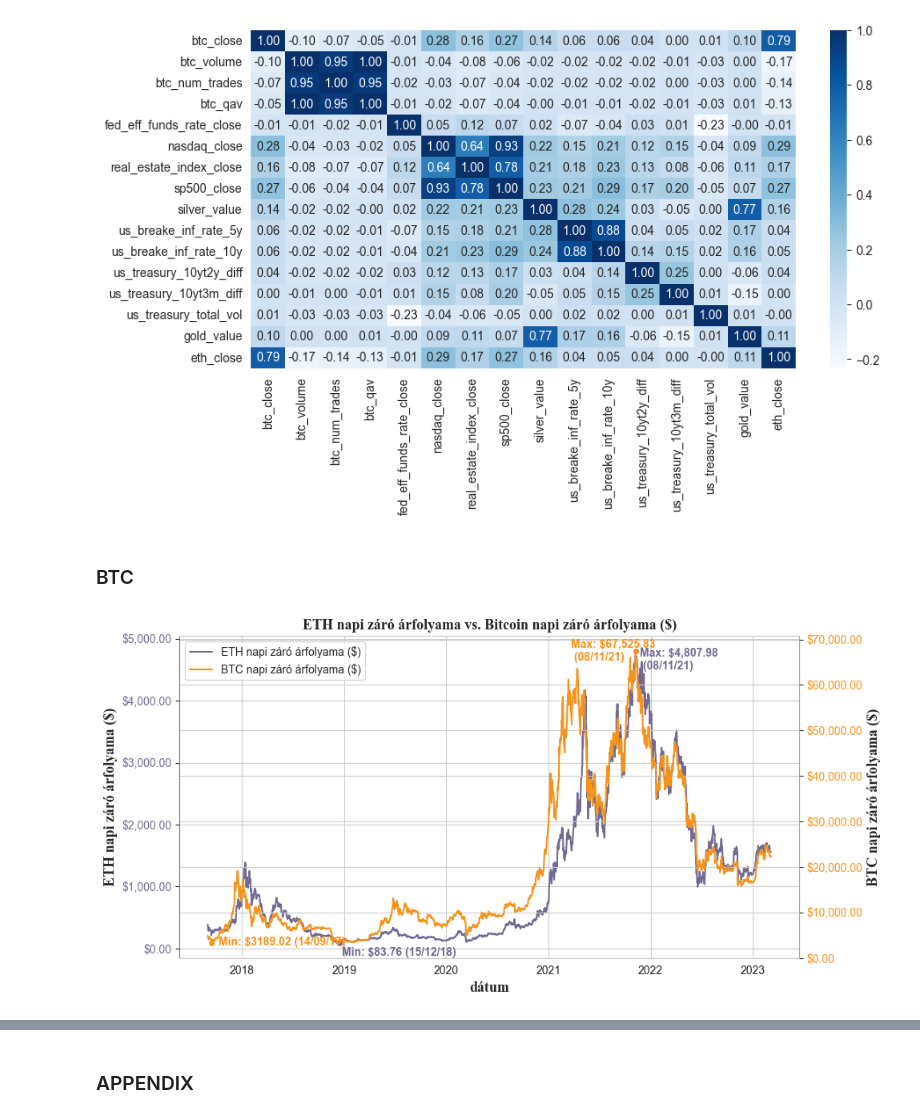
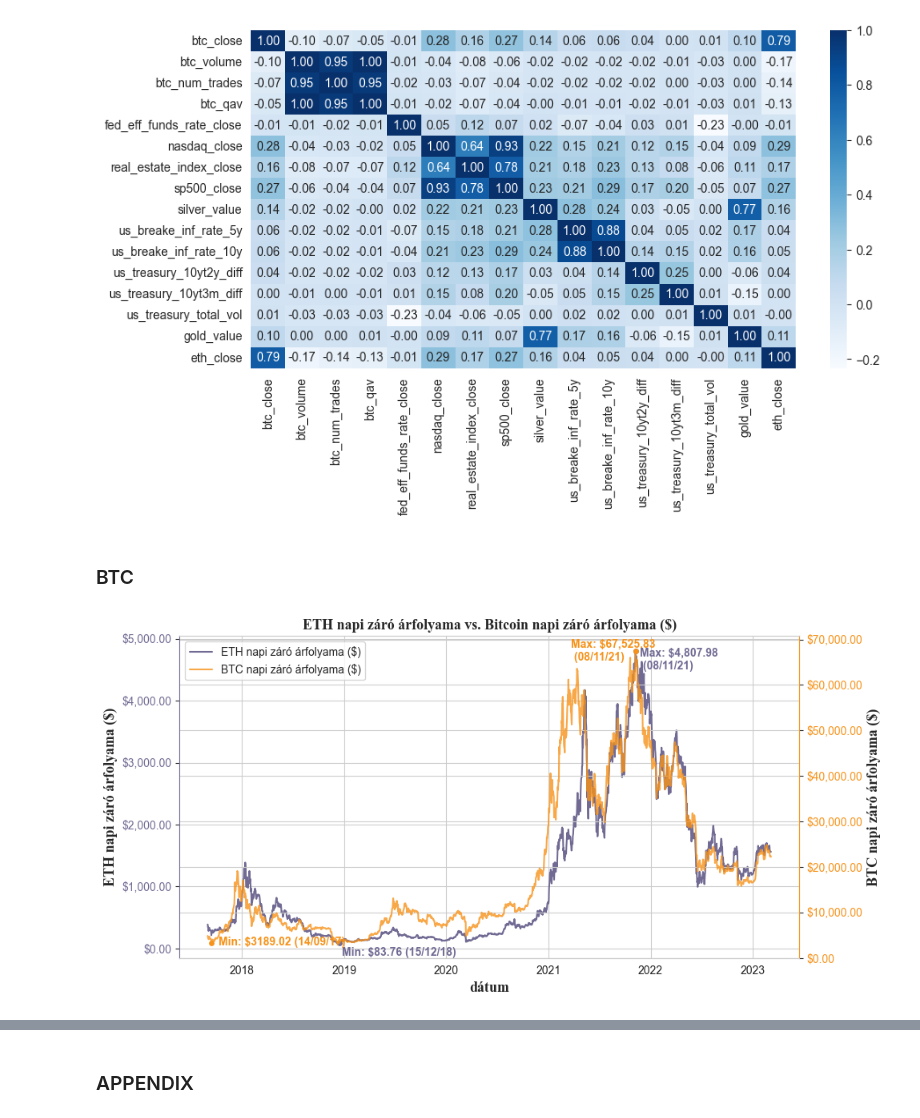
Before and after one commit to danieltar18/ethereum_analysis, a Jupyter notebook: statistics_of_training_dataset.ipynb, the cells around one changed output, grey strips where cells are left out. Cells and saved outputs as stored; diff of their text form; code cells hidden in the pictures.

```diff
--- a/statistics_of_training_dataset.ipynb
+++ b/statistics_of_training_dataset.ipynb
@@ -351,23 +533,25 @@ sns.heatmap(np.log(section1).diff().dropna().corr(), annot=True, cmap="Blues", f
 plt.show()
 # %% [output]
 [figure]
-# %% [markdown]
-### BTC
+# %% [markdown]
+### BTC
 # %%
 plot_2_lineplots_sep_axis(section1,
                           "eth_close",
                           "btc_close",
                           "ETH napi záró árfolyama vs. Bitcoin napi záró árfolyama ($)",
                           "ETH napi záró árfolyama ($)",
                           color6,
                           "BTC napi záró árfolyama ($)",
                           color_btc,
+                          fill_l1=False,
+                          fill_l2=False,
                           save_name='charts/section1/eth_vs_btc.png',
                           is_l1_dollar=True,
                           l1_decimals=True,
                           is_l2_dollar=True,
                           l2_decimals=True,
                           show_min_max=True,
                           l1_margins = [10, -200, 15, -300], l2_margins=[25, -500, -230, -2200])
 # %% [output]
-[figure, old version]
+[figure, new version]
```
Also changed, not shown: parts of 22 cells of this notebook.
